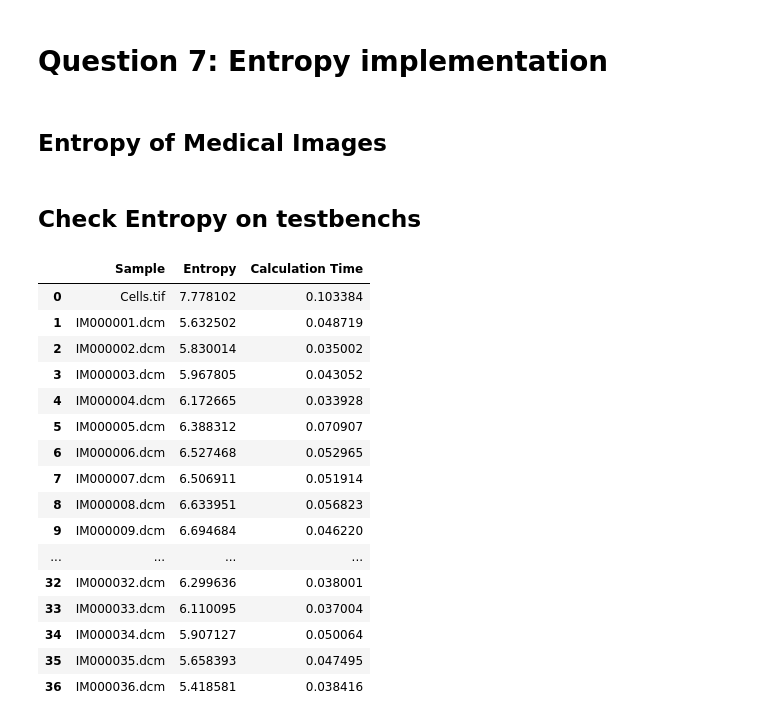
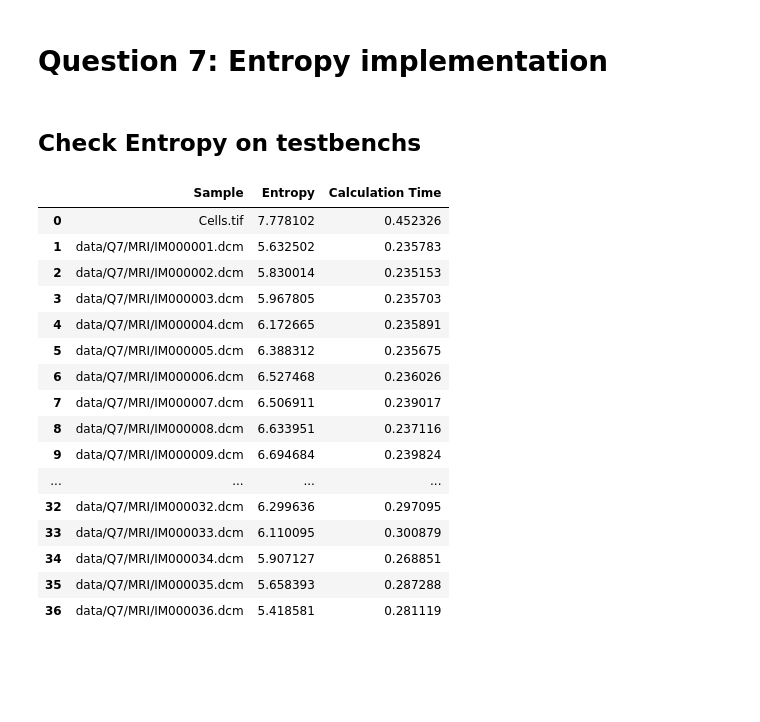
Before and after one commit to pouriaSameti/Advanced-Multimedia-Systems, a Jupyter notebook: Exercise 1/code.ipynb, the cells around one changed output. Drawn from its saved outputs; the diff is of its cells as text; code cells hidden in the pictures; blank space fills up the shorter version.

Commit message:
Exercise 1: Update Entropy Function.

```diff
--- a/Exercise 1/code.ipynb
+++ b/Exercise 1/code.ipynb
@@ -301,2 +265,0 @@ def calc_entropy(image_name: str):
-# %% [markdown]
-## Entropy of Medical Images
@@ -331,44 +266,74 @@ def calc_medical_entropy(dcm_path: str):
+# %%
+def calc_entropy(image_name: str):
+
+    start_time = time.time()
+
+    # handle dcm and other image types
+    if image_name.lower().endswith(".dcm"):
+        ds = pydicom.dcmread(image_name)
+        img = ds.pixel_array.astype(np.int64)
+
+    else:
+        img = cv2.imread(image_name, cv2.IMREAD_UNCHANGED)
+        img = img.astype(np.int64)
+
+    arr = img.flatten().astype(np.int64)
+
+    if arr.min() != 1:
+        arr = arr - arr.min() + 1
+
+    p = np.zeros(arr.max(), dtype=np.float64)
+    for v in arr:
+        p[v - 1] += 1
+
+    p = p / p.sum()
+    p = p[p != 0]
+    entropy = np.sum(-p * np.log2(p))
+    end_time = time.time()
+    runtime = end_time - start_time
+
+    return entropy, runtime
 # %% [markdown]
 ## Check Entropy on testbenchs
 # %%
 exe_list = []
 
 sample1_entropy, sample1_runtime = calc_entropy('data/Q7/Cells.tif')
 exe_list.append({'Sample':'Cells.tif', 'Entropy': sample1_entropy, 'Calculation Time': sample1_runtime})
 
 
 medical_images = ['data/Q7/MRI/IM000001.dcm', 'data/Q7/MRI/IM000002.dcm', 'data/Q7/MRI/IM000003.dcm', 'data/Q7/MRI/IM000004.dcm',
                   'data/Q7/MRI/IM000005.dcm', 'data/Q7/MRI/IM000006.dcm', 'data/Q7/MRI/IM000007.dcm', 'data/Q7/MRI/IM000008.dcm',
                   'data/Q7/MRI/IM000009.dcm', 'data/Q7/MRI/IM000010.dcm', 'data/Q7/MRI/IM000011.dcm', 'data/Q7/MRI/IM000012.dcm',
                   'data/Q7/MRI/IM000013.dcm', 'data/Q7/MRI/IM000014.dcm', 'data/Q7/MRI/IM000015.dcm', 'data/Q7/MRI/IM000016.dcm',
                   'data/Q7/MRI/IM000017.dcm', 'data/Q7/MRI/IM000018.dcm', 'data/Q7/MRI/IM000019.dcm', 'data/Q7/MRI/IM000020.dcm',
                   'data/Q7/MRI/IM000021.dcm', 'data/Q7/MRI/IM000022.dcm', 'data/Q7/MRI/IM000023.dcm', 'data/Q7/MRI/IM000024.dcm',
                   'data/Q7/MRI/IM000025.dcm', 'data/Q7/MRI/IM000026.dcm', 'data/Q7/MRI/IM000027.dcm', 'data/Q7/MRI/IM000028.dcm',
                   'data/Q7/MRI/IM000029.dcm', 'data/Q7/MRI/IM000030.dcm', 'data/Q7/MRI/IM000031.dcm', 'data/Q7/MRI/IM000032.dcm',
                   'data/Q7/MRI/IM000033.dcm', 'data/Q7/MRI/IM000034.dcm', 'data/Q7/MRI/IM000035.dcm', 'data/Q7/MRI/IM000036.dcm']
 
-for image_addr in medical_images:
-    image_name = image_addr.split('/')[3]
-    sample_entropy, sample_time = calc_medical_entropy(image_addr)
-    exe_list.append({'Sample':image_name, 'Entropy': sample_entropy, 'Calculation Time': sample_time})
+for addr in medical_images:
+    image_name = addr.split('/')[3]
+    sample_entropy, sample_time = calc_entropy(addr)
+    exe_list.append({'Sample':addr, 'Entropy': sample_entropy, 'Calculation Time': sample_time})
 
 data = pd.DataFrame(exe_list)
 data
 # %% [output]
 |  | Sample | Entropy | Calculation Time |
-| 0 | Cells.tif | 7.778102 | 0.103384 |
-| 1 | IM000001.dcm | 5.632502 | 0.048719 |
-| 2 | IM000002.dcm | 5.830014 | 0.035002 |
-| 3 | IM000003.dcm | 5.967805 | 0.043052 |
-| 4 | IM000004.dcm | 6.172665 | 0.033928 |
-| 5 | IM000005.dcm | 6.388312 | 0.070907 |
-| 6 | IM000006.dcm | 6.527468 | 0.052965 |
-| 7 | IM000007.dcm | 6.506911 | 0.051914 |
-| 8 | IM000008.dcm | 6.633951 | 0.056823 |
-| 9 | IM000009.dcm | 6.694684 | 0.046220 |
+| 0 | Cells.tif | 7.778102 | 0.452326 |
+| 1 | data/Q7/MRI/IM000001.dcm | 5.632502 | 0.235783 |
+| 2 | data/Q7/MRI/IM000002.dcm | 5.830014 | 0.235153 |
+| 3 | data/Q7/MRI/IM000003.dcm | 5.967805 | 0.235703 |
+| 4 | data/Q7/MRI/IM000004.dcm | 6.172665 | 0.235891 |
+| 5 | data/Q7/MRI/IM000005.dcm | 6.388312 | 0.235675 |
+| 6 | data/Q7/MRI/IM000006.dcm | 6.527468 | 0.236026 |
+| 7 | data/Q7/MRI/IM000007.dcm | 6.506911 | 0.239017 |
+| 8 | data/Q7/MRI/IM000008.dcm | 6.633951 | 0.237116 |
+| 9 | data/Q7/MRI/IM000009.dcm | 6.694684 | 0.239824 |
 | ... | ... | ... | ... |
-| 32 | IM000032.dcm | 6.299636 | 0.038001 |
-| 33 | IM000033.dcm | 6.110095 | 0.037004 |
-| 34 | IM000034.dcm | 5.907127 | 0.050064 |
-| 35 | IM000035.dcm | 5.658393 | 0.047495 |
-| 36 | IM000036.dcm | 5.418581 | 0.038416 |
+| 32 | data/Q7/MRI/IM000032.dcm | 6.299636 | 0.297095 |
+| 33 | data/Q7/MRI/IM000033.dcm | 6.110095 | 0.300879 |
+| 34 | data/Q7/MRI/IM000034.dcm | 5.907127 | 0.268851 |
+| 35 | data/Q7/MRI/IM000035.dcm | 5.658393 | 0.287288 |
+| 36 | data/Q7/MRI/IM000036.dcm | 5.418581 | 0.281119 |
```
Also changed, not shown: parts of 5 cells of this notebook.
